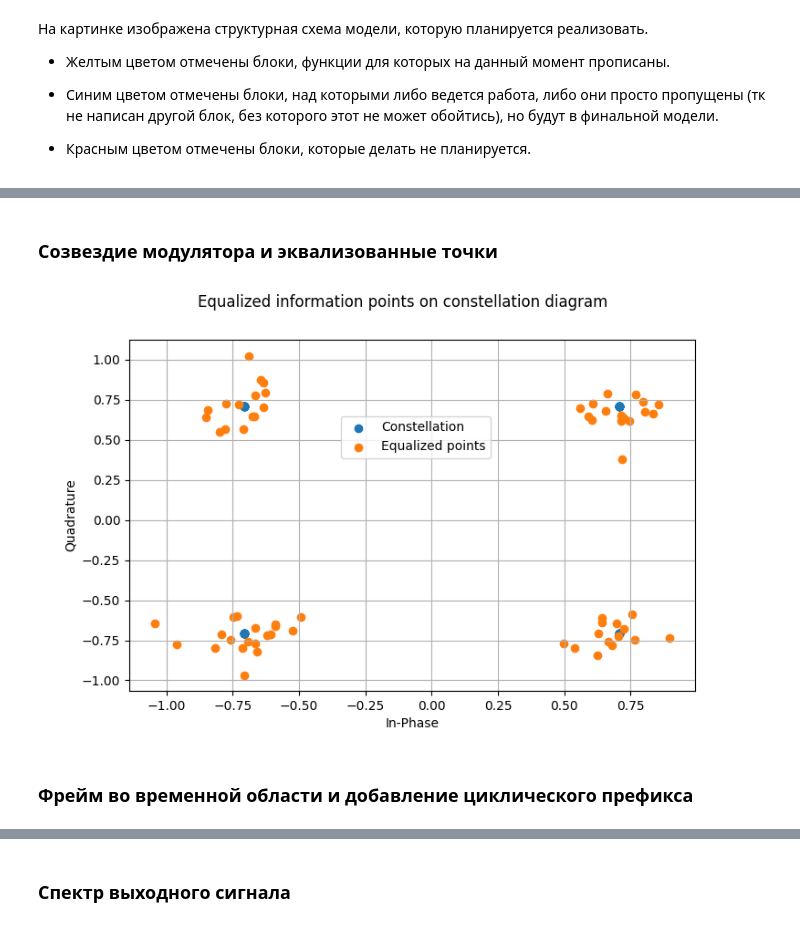
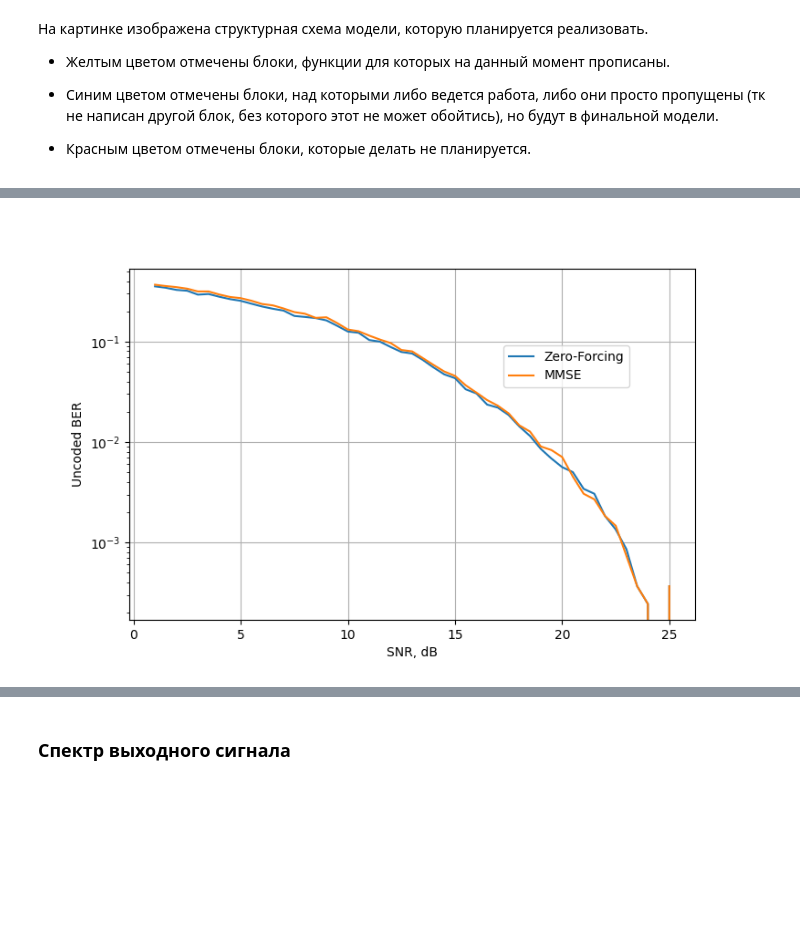
Before and after one commit to isvoropaev02/OFDM, a Jupyter notebook: model_version02/model_performance.ipynb, the cells around one changed output, grey strips where cells are left out. Saved outputs shown, nothing was run; the diff lists cells and outputs as text; code cells hidden in the pictures; blank space fills up the shorter version.

```diff
--- a/model_version02/model_performance.ipynb
+++ b/model_version02/model_performance.ipynb
@@ -38,3 +22,5 @@ metrics = pd.read_csv('model_version01\\metrics.txt', sep=',', index_col=False,
+# %%
+metrics = pd.read_csv('comparison_metrics.txt', sep=',', index_col=False, header=0, skipinitialspace=True)
 # %%
 fig1 = plt.figure(figsize=(8,5))
 ax_1 = fig1.add_subplot(111)
@@ -53,2 +37,0 @@ plt.show()
-# %% [markdown]
-### Созвездие модулятора и эквализованные точки
@@ -57,16 +38,15 @@ info_frame_equalized = pd.read_csv('model_version01\\info_frame_equalized.txt',
 # %%
-fig5 = plt.figure(figsize=(8,5))
-ax_1 = fig5.add_subplot(111)
-ax_1.scatter(info_frame['Re'], info_frame['Im'], label='Constellation')
-ax_1.scatter(info_frame_equalized['Re'], info_frame_equalized['Im'], label='Equalized points')
-ax_1.set_ylabel("Quadrature")
-ax_1.set_xlabel(r"In-Phase")
+fig2 = plt.figure(figsize=(8,5))
+ax_1 = fig2.add_subplot(111)
+ax_1.plot(metrics['SNR_dB'], metrics['BER_ZF'], label='Zero-Forcing')
+ax_1.plot(metrics['SNR_dB'], metrics['BER_MMSE'], label='MMSE')
+ax_1.set_ylabel("Uncoded BER")
+ax_1.set_xlabel("SNR, dB")
+ax_1.set_yscale('log')
 ax_1.legend(bbox_to_anchor=(0.65, 0.8))
 ax_1.grid()
 #ax_1.set_title('Real part')
-fig5.suptitle('Equalized information points on constellation diagram')
+#fig2.suptitle('Information points on constellation diagram')
 plt.show()
 # %% [output]
-[figure, old version]
+[figure, new version]
-# %% [markdown]
-### Фрейм во временной области и добавление циклического префикса
```
Also changed, not shown: parts of 26 cells of this notebook, 6 other files.
